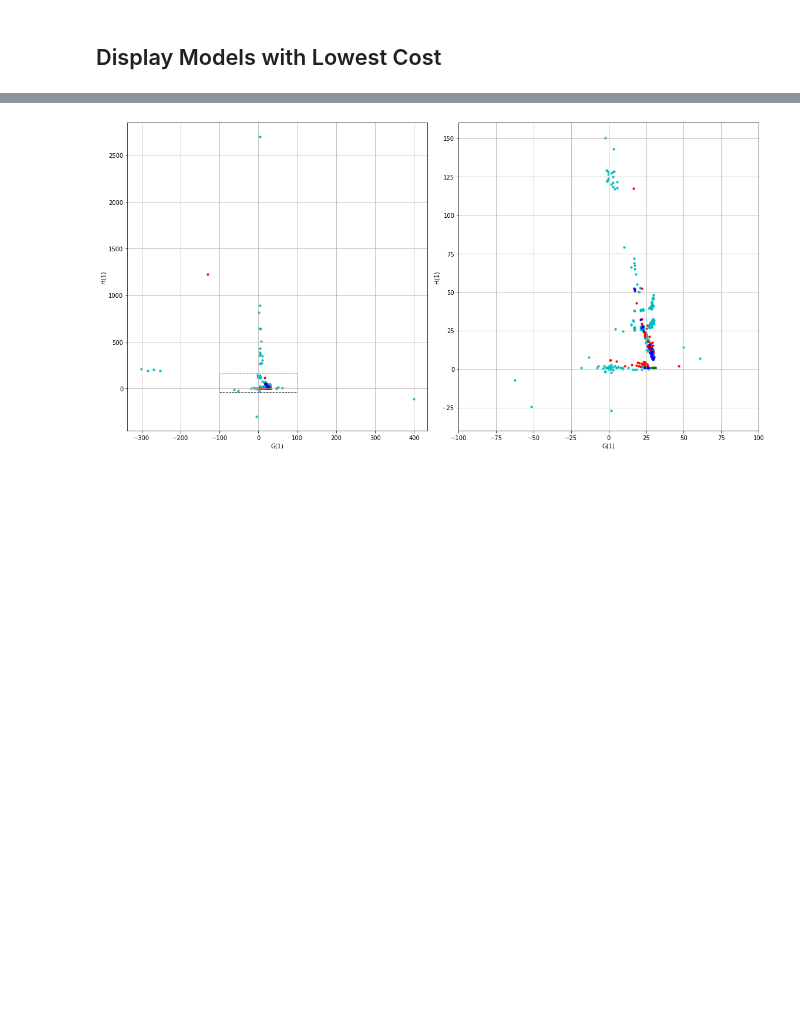
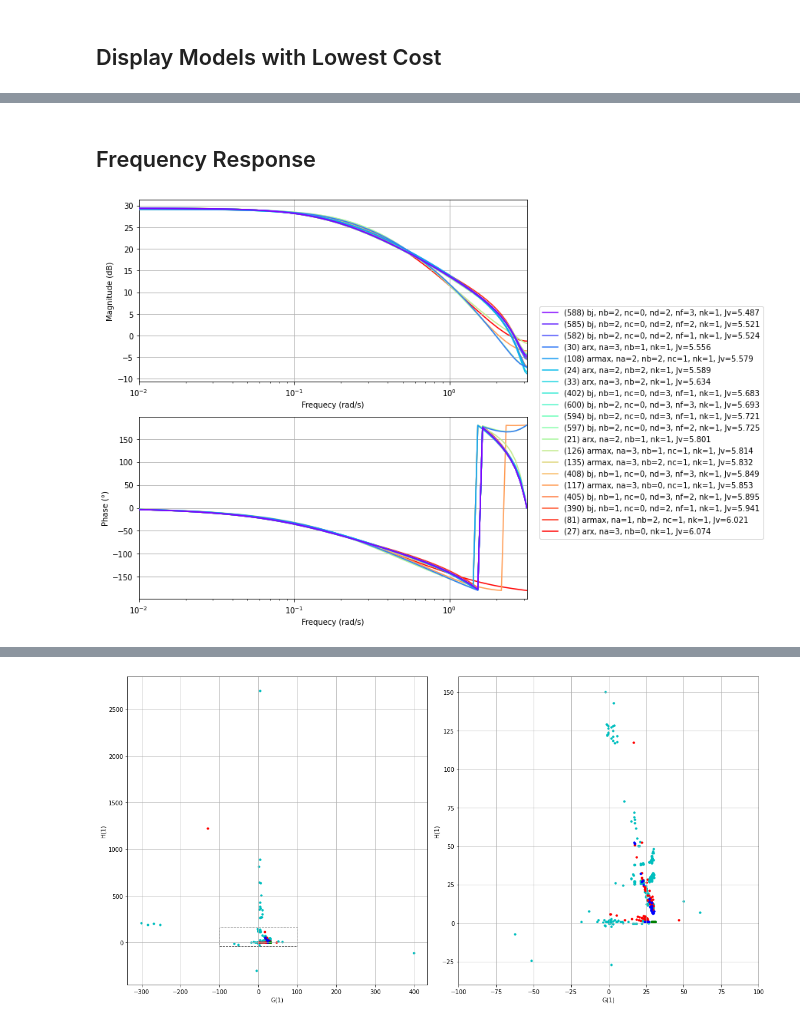
Before and after one commit to GuiBeal/system-identification, a Jupyter notebook: Python/main.ipynb, the cells around one changed output, grey strips where cells are left out. Cells and saved outputs as stored; diff of their text form; code cells hidden in the pictures; blank space fills up the shorter version.

```diff
--- a/Python/main.ipynb
+++ b/Python/main.ipynb
@@ -339,0 +365,42 @@ Failed models:     216
+# %% [markdown]
+## Frequency Response
+# %%
+logspace = np.logspace(-2, 1, 100)
+logspace = np.append(logspace[logspace < np.pi], np.pi)
+
+fig, axs = plt.subplots(2, 1, figsize=(8,8))
+colors = iter(plt.cm.rainbow(np.linspace(0, 1, qty)))
+for i, (index, model) in enumerate(models.iterrows()):
+  if i >= qty:
+    break
+
+  color = next(colors)
+
+  if model.model == 'arx':
+    label = f'({index}) {model.model}, na={model.na}, nb={model.nb}, nk={model.nk}, Jv={model.Jv:.4g}'
+  elif model.model == 'armax':
+    label = f'({index}) {model.model}, na={model.na}, nb={model.nb}, nc={model.nc}, nk={model.nk}, Jv={model.Jv:.4g}'
+  elif model.model == 'oe':
+    label = f'({index}) {model.model}, nb={model.nb}, nf={model.nf}, nk={model.nk}, Jv={model.Jv:.4g}'
+  elif model.model == 'bj':
+    label = f'({index}) {model.model}, nb={model.nb}, nc={model.nc}, nd={model.nd}, nf={model.nf}, nk={model.nk}, Jv={model.Jv:.4g}'
+  else:
+    assert(False)
+
+  mag, phase, omega = frequency_response(model.G, omega=logspace)
+
+  axs[0].plot(omega,  mag2db(mag), c=color, zorder=qty-i)
+  axs[1].plot(omega,  180/np.pi*phase, c=color, zorder=qty-i, label=label)
+
+for ax in axs:
+  ax.set_xscale('log')
+  ax.set_xlim(omega[0], omega[-1])
+  ax.grid()
+  ax.set_xlabel('Frequecy (rad/s)')
+axs[0].set_ylabel('Magnitude (dB)')
+axs[1].set_ylabel('Phase (°)')
+fig.legend(bbox_to_anchor=(1.525, 0.75))
+plt.tight_layout()
+plt.show()
+# %% [output]
+[figure, added]
```
Also changed, not shown: parts of 10 cells of this notebook.
